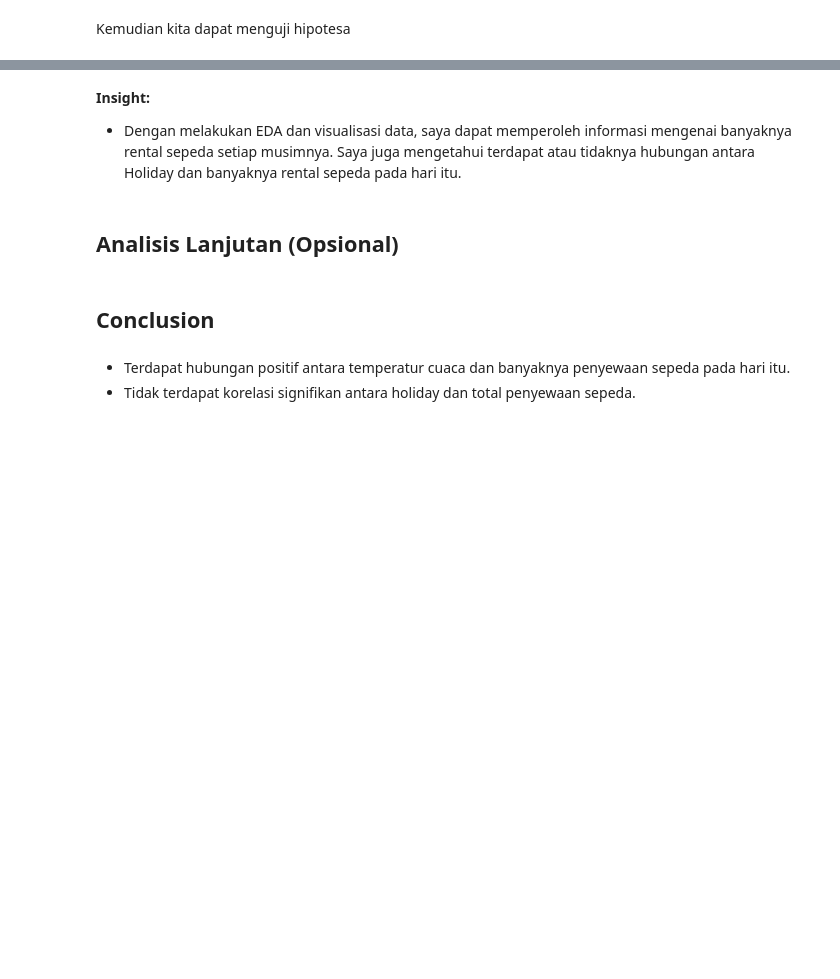
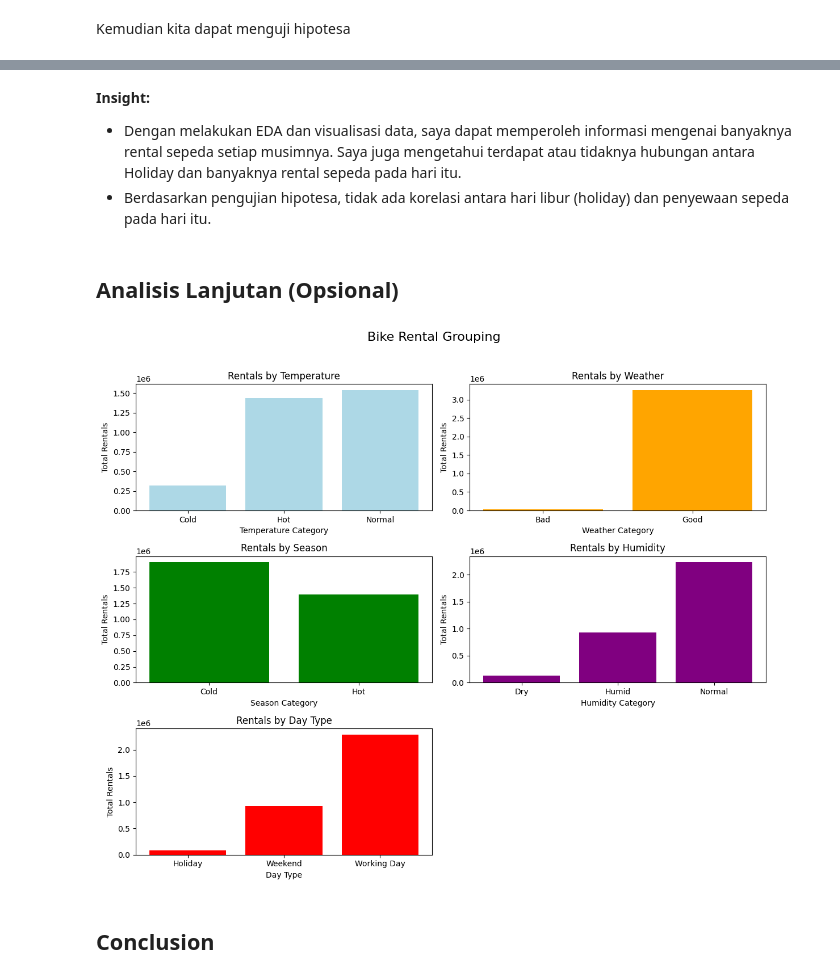
Before and after one commit to chanandlerz/DataAnalysisWithPython, a Jupyter notebook: finalProject/Submission4/notebook4.ipynb, the cells around one changed output, grey strips where cells are left out. Saved outputs shown, nothing was run; the diff lists cells and outputs as text; code cells hidden in the pictures; blank space fills up the shorter version.

```diff
--- a/finalProject/Submission4/notebook4.ipynb
+++ b/finalProject/Submission4/notebook4.ipynb
@@ -139,5 +227,6 @@ else:
 # %% [markdown]
 **Insight:**
 - Dengan melakukan EDA dan visualisasi data, saya dapat memperoleh informasi mengenai banyaknya rental sepeda setiap musimnya. Saya juga mengetahui terdapat atau tidaknya hubungan antara Holiday dan banyaknya rental sepeda pada hari itu.
+- Berdasarkan pengujian hipotesa, tidak ada korelasi antara hari libur (holiday) dan penyewaan sepeda pada hari itu.
 # %% [markdown]
 ## Analisis Lanjutan (Opsional)
@@ -160,5 +233,74 @@ rfm_df.sample(5)
+# %%
+def categorize_temp(temp):
+    if temp < 0.3:
+        return 'Cold'
+    elif temp <= 0.6:
+        return 'Normal'
+    else:
+        return 'Hot'
+
+day_df['Temp_Group'] = day_df['temp'].apply(categorize_temp)
+df_temp = day_df.groupby('Temp_Group')[['cnt']].sum().reset_index()
+df_temp.columns = ['Temperature Category', 'Total Rentals']
+
+def categorize_weather(weather):
+    return 'Good' if weather in [1, 2] else 'Bad'
+
+day_df['Weather_Group'] = day_df['weathersit'].apply(categorize_weather)
+df_weather = day_df.groupby('Weather_Group')[['cnt']].sum().reset_index()
+df_weather.columns = ['Weather Category', 'Total Rentals']
+
+def categorize_season(season):
+    return 'Cold' if season in [3,4] else 'Hot'
+
+day_df['Season_Group'] = day_df['season'].apply(categorize_season)
+df_season = day_df.groupby('Season_Group')[['cnt']].sum().reset_index()
+df_season.columns = ['Season Category', 'Total Rentals']
+
+def categorize_humidity(hum):
+    if hum < 0.4:
+        return 'Dry'
+    elif hum <= 0.7:
+        return 'Normal'
+    else:
+        return 'Humid'
+
+day_df['Humidity_Group'] = day_df['hum'].apply(categorize_humidity)
+df_humidity = day_df.groupby('Humidity_Group')[['cnt']].sum().reset_index()
+df_humidity.columns = ['Humidity Category', 'Total Rentals']
+
+def categorize_day(holiday, workingday):
+    if holiday == 1:
+        return 'Holiday'
+    elif workingday == 1:
+        return 'Working Day'
+    else:
+        return 'Weekend'
+
+day_df['Day_Type'] = day_df.apply(lambda x: categorize_day(x['holiday'], x['workingday']), axis=1)
+df_day = day_df.groupby('Day_Type')[['cnt']].sum().reset_index()
+df_day.columns = ['Day Type', 'Total Rentals']
+
+fig, axes = plt.subplots(3, 2, figsize=(12, 10))
+fig.suptitle('Bike Rental Grouping', fontsize=16)
+
+def plot_bar(ax, df, x_col, y_col, title, color):
+    ax.bar(df[x_col], df[y_col], color=color)
+    ax.set_title(title)
+    ax.set_xlabel(x_col)
+    ax.set_ylabel(y_col)
+
+plot_bar(axes[0, 0], df_temp, 'Temperature Category', 'Total Rentals', 'Rentals by Temperature', 'lightblue')
+plot_bar(axes[0, 1], df_weather, 'Weather Category', 'Total Rentals', 'Rentals by Weather', 'orange')
+plot_bar(axes[1, 0], df_season, 'Season Category', 'Total Rentals', 'Rentals by Season', 'green')
+plot_bar(axes[1, 1], df_humidity, 'Humidity Category', 'Total Rentals', 'Rentals by Humidity', 'purple')
+plot_bar(axes[2, 0], df_day, 'Day Type', 'Total Rentals', 'Rentals by Day Type', 'red')
+
+axes[2, 1].axis('off')
+
+plt.tight_layout(rect=[0, 0, 1, 0.96])
+plt.show()
+# %% [output]
+[figure, added]
 # %% [markdown]
 ## Conclusion
-# %% [markdown]
-- Terdapat hubungan positif antara temperatur cuaca dan banyaknya penyewaan sepeda pada hari itu.
-- Tidak terdapat korelasi signifikan antara holiday dan total penyewaan sepeda.
```
Also changed, not shown: parts of 17 cells of this notebook, 1 other file.
